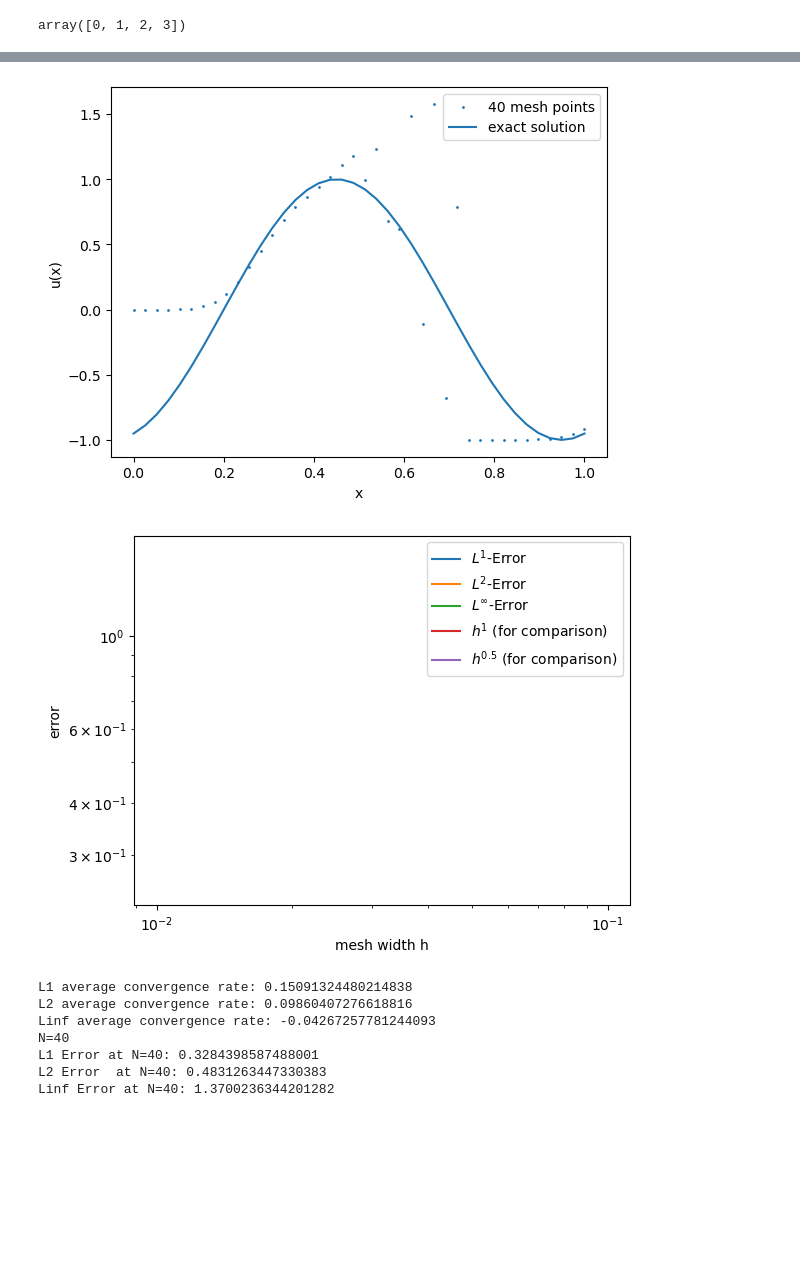
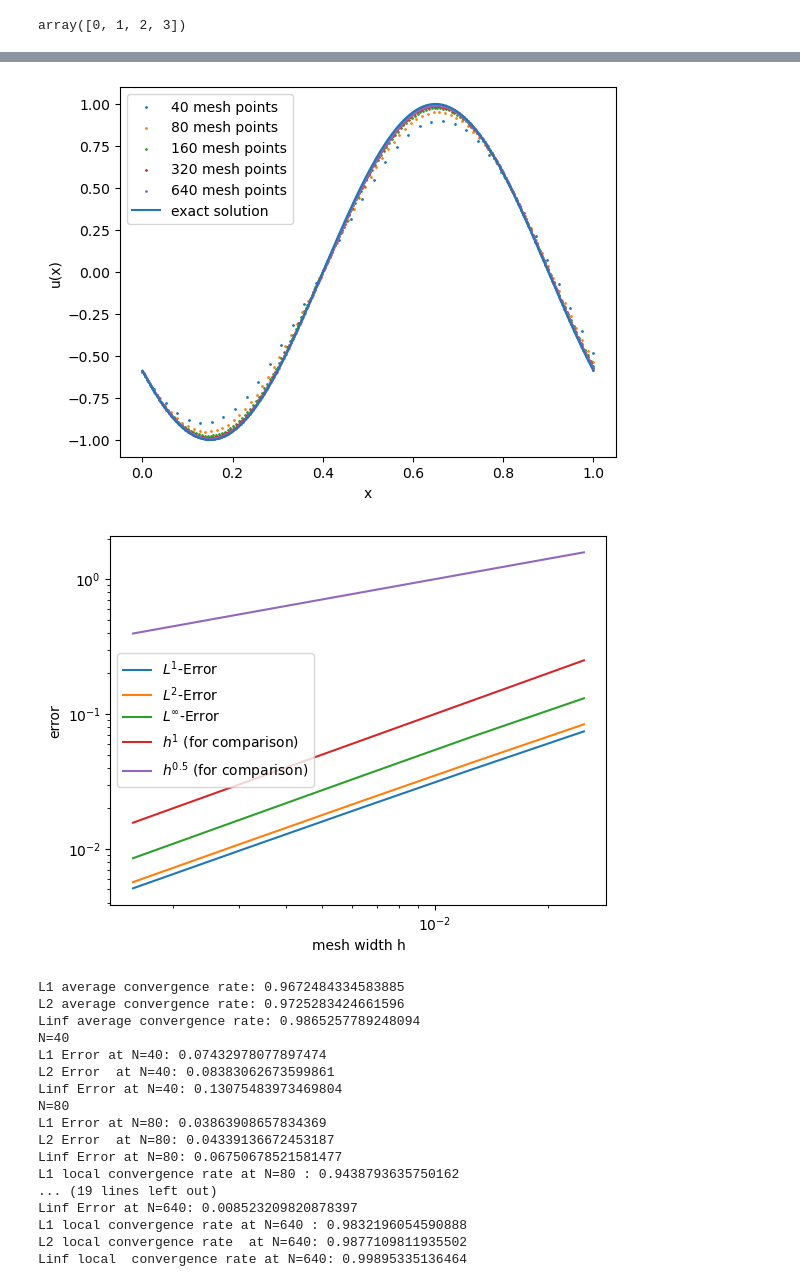
Before and after one commit to JAANKl/NumHypPDE, a Jupyter notebook: Ex4/Ex4_2.ipynb, the cells around one changed output, grey strips where cells are left out. Cells and saved outputs as stored; diff of their text form; code cells hidden in the pictures; blank space fills up the shorter version.

```diff
--- a/Ex4/Ex4_2.ipynb
+++ b/Ex4/Ex4_2.ipynb
@@ -26,30 +11,34 @@ array([0, 1, 2, 3])
 def u_exact(x, t):
     return np.sin(2 * np.pi * (x - 2 * t))
 
-tend = 0.1
-mesh_sizes = np.array([40])
+tend = 0.2
+mesh_sizes = np.array([40, 80, 160, 320, 640])
 err_l1 = np.zeros(n := len(mesh_sizes))
 err_l2 = np.zeros(n)
 err_linf = np.zeros(n)
 numerical_solutions = []
 
+#number of decimals for reporting values
+precision = 4
+
 def f(u):
     return 2*u
 
 def godunov_flux_local(u_left, u_right):
-    if u_left <= u_right:
-        return f(u_left)
-    else:
-        return f(u_right)
+    return f(u_left)
+    #if u_left <= u_right:
+    #    return f(u_left)
+    #else:
+    #    return f(u_right)
 
 #takes in all values of u = (u_j^n)_j at time n and returns vector of fluxes (F_{j+1/2})_j
 
 def godunov_flux(u):
-    u0 = u[0]-(u[1]-u[0])
-    u_left = np.concatenate(([u[0]], u))
-    u_right =np.concatenate((u, [u[-1]]))
-    is_smaller = (u_left <= u_right)
-    return is_smaller*f(u_left)+(1-is_smaller)*f(u_right)
+    u_left = np.concatenate(([u[-1]], u))
+    #u_right =np.concatenate((u, [u[0]]))
+    #is_smaller = (u_left <= u_right)
+    #return is_smaller*f(u_left)+(1-is_smaller)*f(u_right)
+    return f(u_left)
 
 for i, N in enumerate(mesh_sizes):
     dx = 1 / N
@@ -61,7 +50,7 @@ for i, N in enumerate(mesh_sizes):
     u = np.sin(2 * np.pi * x)
     for _ in range(int(tend / dt)):
         F_j_minus = godunov_flux(u)
-        print(F_j_minus)
+        #print(F_j_minus)
         F_j_diff = F_j_minus[1:]-F_j_minus[:-1]
         u = u - dt/dx*F_j_diff
     numerical_solutions.append(u)
@@ -98,16 +87,22 @@ print(f"L1 Error at N={mesh_sizes[0]}: {err_l1[0]}")
 print(f"L2 Error  at N={mesh_sizes[0]}: {err_l2[0]}")
 
 print(f"Linf Error at N={mesh_sizes[0]}: {err_linf[0]}")
-
+rates_l1 = []
+rates_l2 = []
+rates_linf = []
 for i, N in enumerate(mesh_sizes[1:]):
     print(f"N={N}")
     print(f"L1 Error at N={N}:", err_l1[i + 1])
     print(f"L2 Error  at N={N}:", err_l2[i + 1])
     print(f"Linf Error at N={N}:", err_linf[i + 1])
-    print(f"L1 local convergence rate at N={N} :",
-          np.polyfit(np.log(mesh_widths[i:i + 2]), np.log(err_l1[i:i + 2]), 1)[0])
-    print(f"L2 local convergence rate  at N={N}:",
-          np.polyfit(np.log(mesh_widths[i:i + 2]), np.log(err_l2[i:i + 2]), 1)[0])
-    print(f"Linf local  convergence rate at N={N}:",
-          np.polyfit(np.log(mesh_widths[i:i + 2]), np.log(err_linf[i:i + 2]), 1)[0])
+    rate_l1 = np.polyfit(np.log(mesh_widths[i:i + 2]), np.log(err_l1[i:i + 2]), 1)[0]
+    rate_l2 = np.polyfit(np.log(mesh_widths[i:i + 2]), np.log(err_l2[i:i + 2]), 1)[0]
+    rate_linf = np.polyfit(np.log(mesh_widths[i:i + 2]), np.log(err_linf[i:i + 2]), 1)[0]
+    rates_l1.append(np.round(rate_l1, precision))
+    rates_l2.append(np.round(rate_l2, precision))
+    rates_linf.append(np.round(rate_linf, precision))
+
+    print(f"L1 local convergence rate at N={N} :", rate_l1)
+    print(f"L2 local convergence rate  at N={N}:", rate_l2)
+    print(f"Linf local  convergence rate at N={N}:", rate_linf)
 # %% [output]
@@ -131,9 +109,19 @@ for i, N in enumerate(mesh_sizes[1:]):
-[figure, old version]
+[figure, new version]
-[figure, old version]
+[figure, new version]
-L1 average convergence rate: 0.15091324480214838
-L2 average convergence rate: 0.09860407276618816
-Linf average convergence rate: -0.04267257781244093
-N=40
-L1 Error at N=40: 0.3284398587488001
-L2 Error  at N=40: 0.4831263447330383
-Linf Error at N=40: 1.3700236344201282
+L1 average convergence rate: 0.9672484334583885
+L2 average convergence rate: 0.9725283424661596
+Linf average convergence rate: 0.9865257789248094
+N=40
+L1 Error at N=40: 0.07432978077897474
+L2 Error  at N=40: 0.08383062673599861
+Linf Error at N=40: 0.13075483973469804
+N=80
+L1 Error at N=80: 0.03863908657834369
+L2 Error  at N=80: 0.04339136672453187
+Linf Error at N=80: 0.06750678521581477
+L1 local convergence rate at N=80 : 0.9438793635750162
+... (19 lines left out)
+Linf Error at N=640: 0.008523209820878397
+L1 local convergence rate at N=640 : 0.9832196054590888
+L2 local convergence rate  at N=640: 0.9877109811935502
+Linf local  convergence rate at N=640: 0.99895335136464
```
Also changed, not shown: parts of 6 cells of this notebook, 9 other files.
